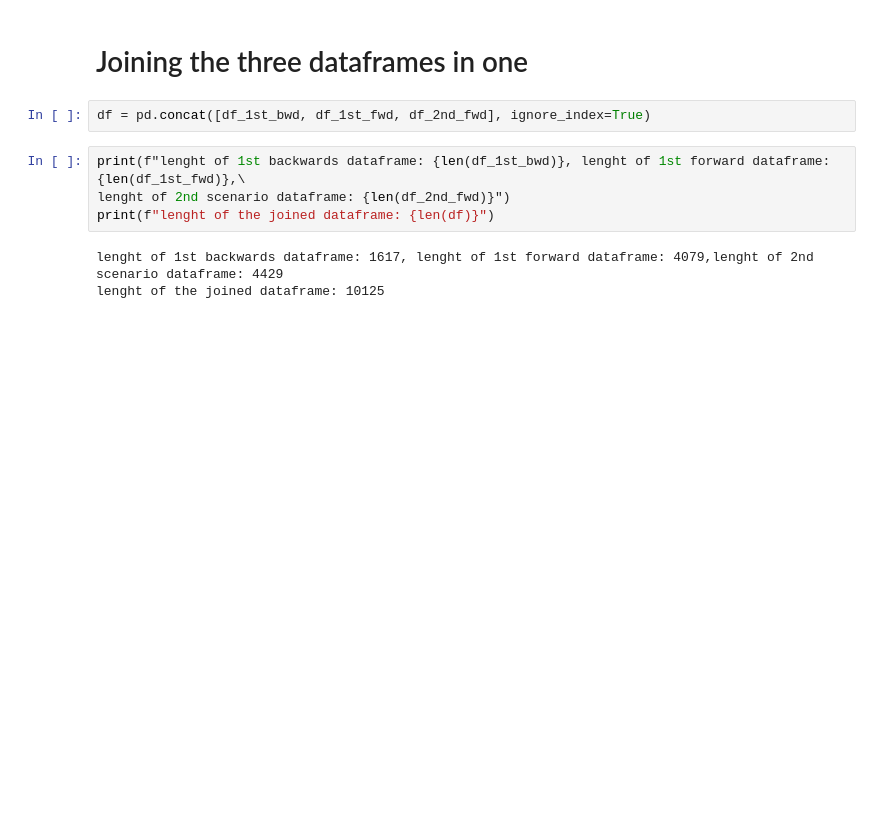
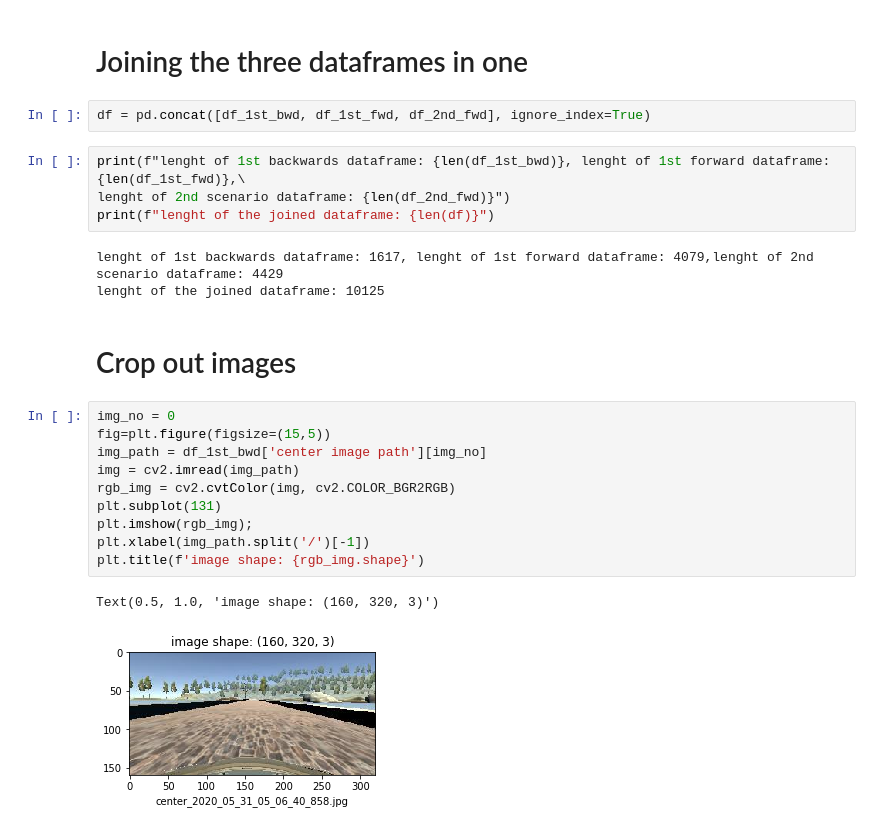
Before and after one commit to CheloGE/CarND-Behavioral_Cloning-Project, a Jupyter notebook: EDA.ipynb, the cells around one changed output. Cells and saved outputs as stored; diff of their text form; blank space fills up the shorter version.

```diff
--- a/EDA.ipynb
+++ b/EDA.ipynb
@@ -306,3 +306,18 @@ print(f"lenght of the joined dataframe: {len(df)}")
 # %% [output]
 lenght of 1st backwards dataframe: 1617, lenght of 1st forward dataframe: 4079,lenght of 2nd scenario dataframe: 4429
 lenght of the joined dataframe: 10125
+# %% [markdown]
+# Crop out images
+# %%
+img_no = 0
+fig=plt.figure(figsize=(15,5))
+img_path = df_1st_bwd['center image path'][img_no]
+img = cv2.imread(img_path)
+rgb_img = cv2.cvtColor(img, cv2.COLOR_BGR2RGB)
+plt.subplot(131)
+plt.imshow(rgb_img);
+plt.xlabel(img_path.split('/')[-1])
+plt.title(f'image shape: {rgb_img.shape}')
+# %% [output]
+Text(0.5, 1.0, 'image shape: (160, 320, 3)')
+[figure, added]
```
Also changed, not shown: parts of 1 cell of this notebook, 19 other files.
